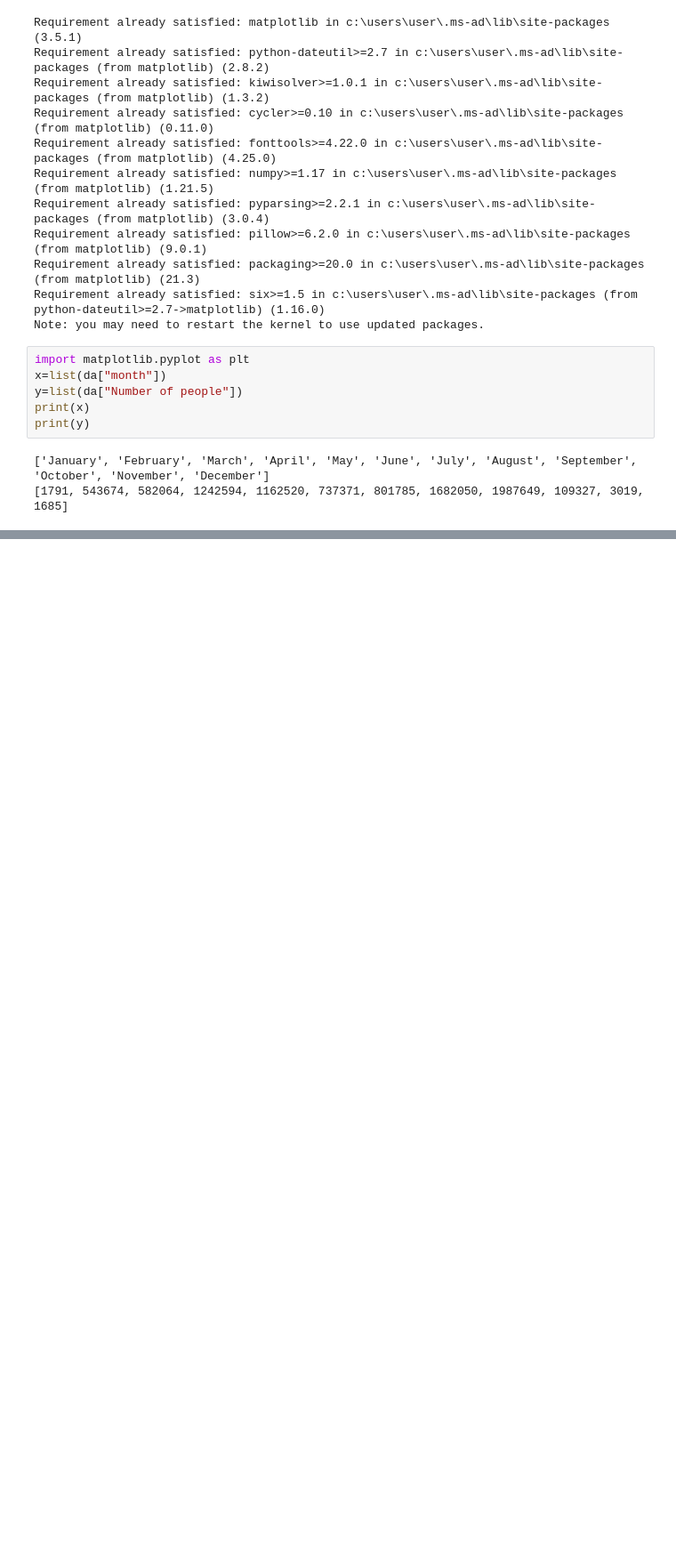
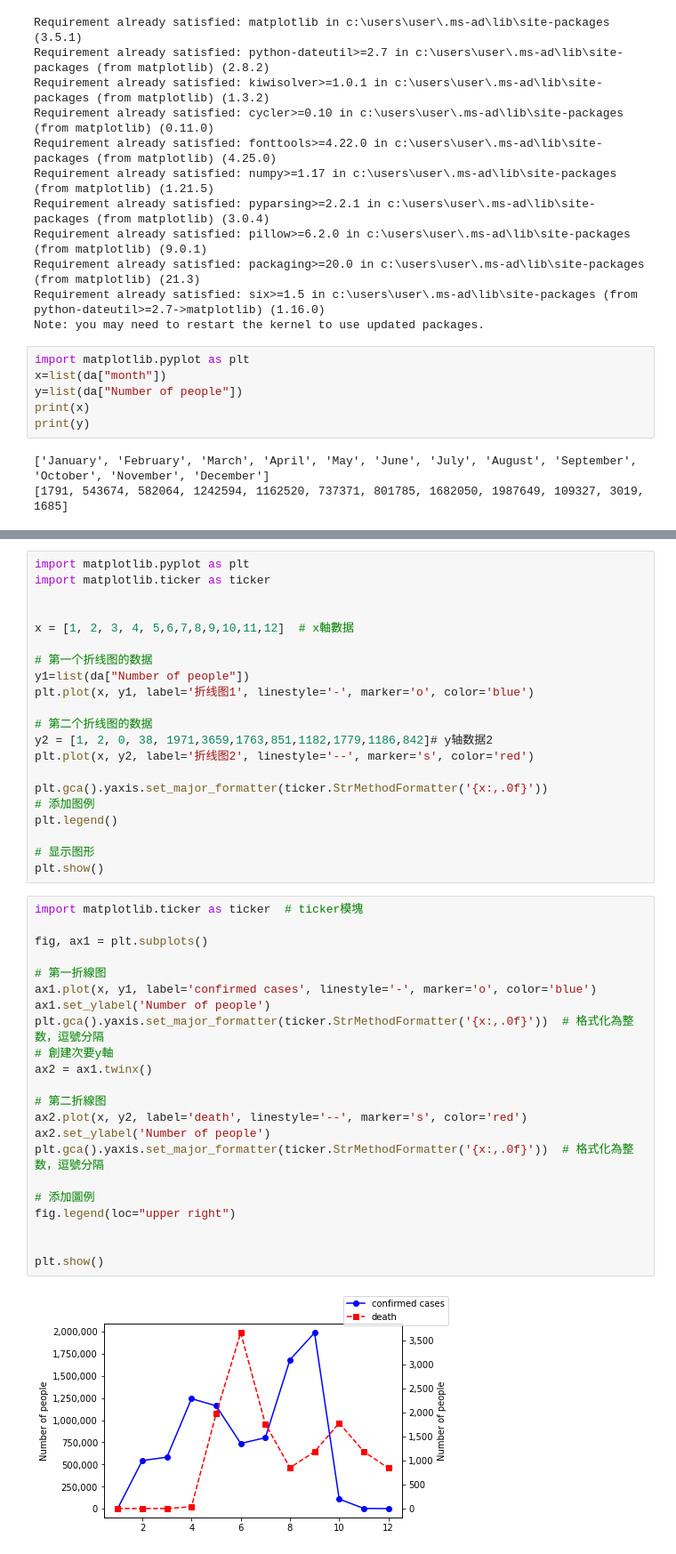
Before and after one commit to tzuhsin07/hsin, a Jupyter notebook: covid_.ipynb, the cells around one changed output, grey strips where cells are left out. Shown at 89% size. Saved outputs shown, nothing was run; the diff lists cells and outputs as text; blank space fills up the shorter version.

```diff
--- a/covid_.ipynb
+++ b/covid_.ipynb
@@ -153,0 +246,45 @@ plt.show()
+# %%
+import matplotlib.pyplot as plt
+import matplotlib.ticker as ticker
+
+
+x = [1, 2, 3, 4, 5,6,7,8,9,10,11,12]  # x軸數据
+
+# 第一个折线图的数据
+y1=list(da["Number of people"])
+plt.plot(x, y1, label='折线图1', linestyle='-', marker='o', color='blue')
+
+# 第二个折线图的数据
+y2 = [1, 2, 0, 38, 1971,3659,1763,851,1182,1779,1186,842]# y轴数据2
+plt.plot(x, y2, label='折线图2', linestyle='--', marker='s', color='red')
+
+plt.gca().yaxis.set_major_formatter(ticker.StrMethodFormatter('{x:,.0f}'))
+# 添加图例
+plt.legend()
+
+# 显示图形
+plt.show()
+# %%
+import matplotlib.ticker as ticker  # ticker模塊
+
+fig, ax1 = plt.subplots()
+
+# 第一折線图
+ax1.plot(x, y1, label='confirmed cases', linestyle='-', marker='o', color='blue')
+ax1.set_ylabel('Number of people')
+plt.gca().yaxis.set_major_formatter(ticker.StrMethodFormatter('{x:,.0f}'))  # 格式化為整数，逗號分隔
+# 創建次要y軸
+ax2 = ax1.twinx()
+
+# 第二折線图
+ax2.plot(x, y2, label='death', linestyle='--', marker='s', color='red')
+ax2.set_ylabel('Number of people')
+plt.gca().yaxis.set_major_formatter(ticker.StrMethodFormatter('{x:,.0f}'))  # 格式化為整数，逗號分隔
+
+# 添加圖例
+fig.legend(loc="upper right")
+
+
+plt.show()
+# %% [output]
+[figure, added]
```
Also changed, not shown: parts of 5 cells of this notebook, 3 other files.
